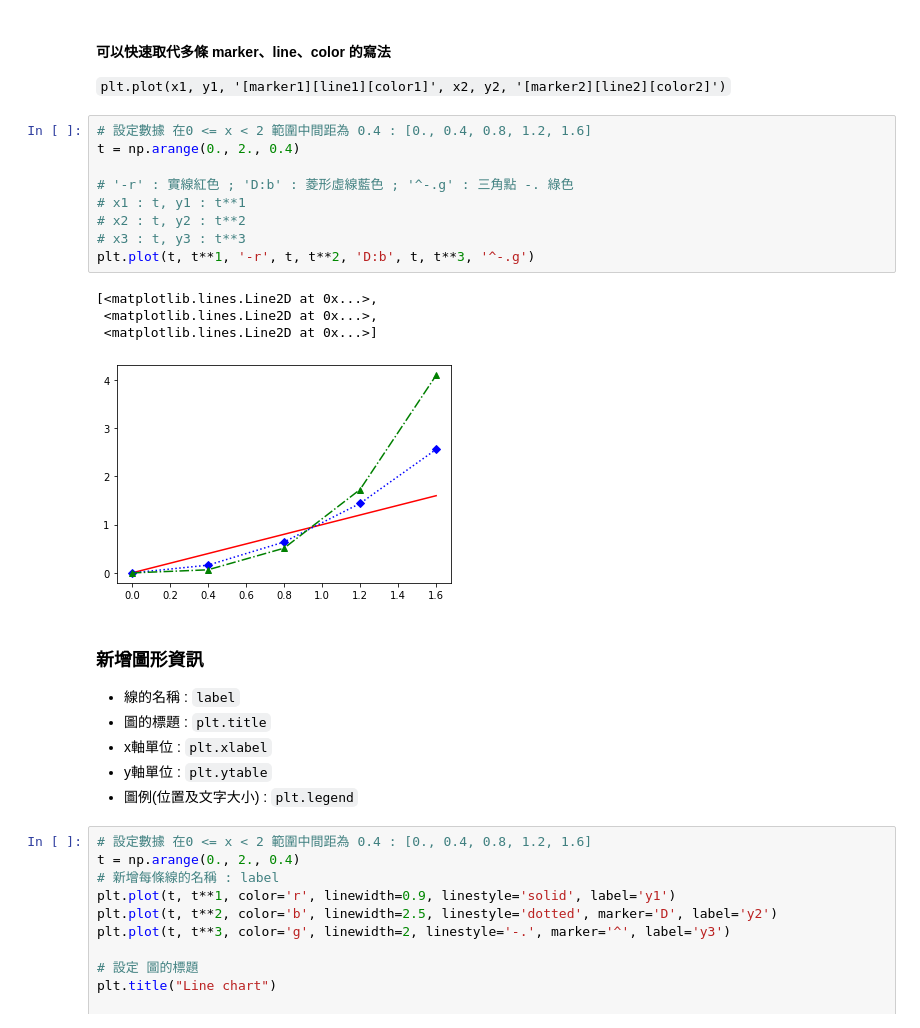
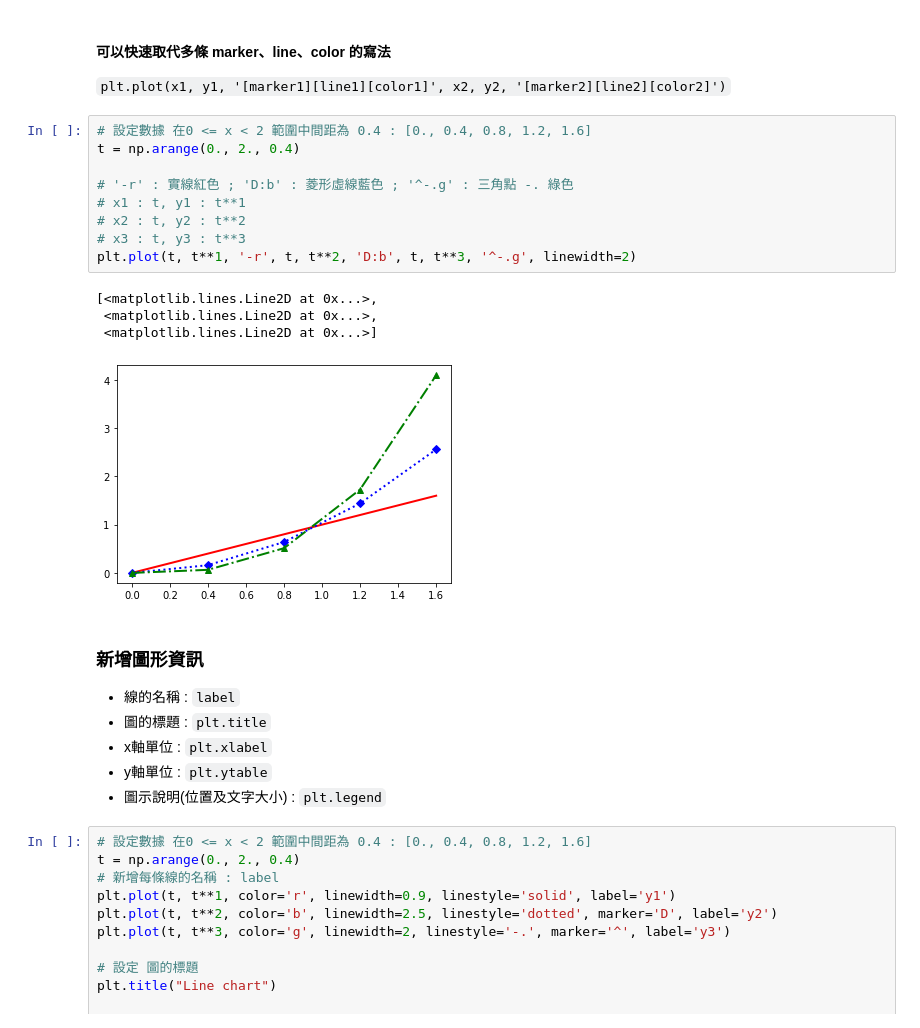
Before and after one commit to dannyliuyunhsin/Plot-Basics, a Jupyter notebook: notebook/class1/Plot Basics Chapter1-Matplotlib.ipynb, the cells around one changed output. Saved outputs shown, nothing was run; the diff lists cells and outputs as text.

```diff
--- a/notebook/class1/Plot Basics Chapter1-Matplotlib.ipynb
+++ b/notebook/class1/Plot Basics Chapter1-Matplotlib.ipynb
@@ -88,17 +95,17 @@ plt.plot(t, t**3, color='g', linewidth=2, linestyle='-.', marker='^')
 # %%
 # 設定數據 在0 <= x < 2 範圍中間距為 0.4 : [0., 0.4, 0.8, 1.2, 1.6]
 t = np.arange(0., 2., 0.4)
 
 # '-r' : 實線紅色 ; 'D:b' : 菱形虛線藍色 ; '^-.g' : 三角點 -. 綠色
 # x1 : t, y1 : t**1
 # x2 : t, y2 : t**2
 # x3 : t, y3 : t**3
-plt.plot(t, t**1, '-r', t, t**2, 'D:b', t, t**3, '^-.g')
+plt.plot(t, t**1, '-r', t, t**2, 'D:b', t, t**3, '^-.g', linewidth=2)
 # %% [output]
 [<matplotlib.lines.Line2D at 0x...>,
  <matplotlib.lines.Line2D at 0x...>,
  <matplotlib.lines.Line2D at 0x...>]
-[figure, old version]
+[figure, new version]
 # %% [markdown]
 ### 新增圖形資訊
 
@@ -106,7 +113,7 @@ plt.plot(t, t**1, '-r', t, t**2, 'D:b', t, t**3, '^-.g')
 * 圖的標題 : `plt.title`
 * x軸單位 : `plt.xlabel`
 * y軸單位 : `plt.ytable`
-* 圖例(位置及文字大小) : `plt.legend`
+* 圖示說明(位置及文字大小) : `plt.legend`
 # %%
 # 設定數據 在0 <= x < 2 範圍中間距為 0.4 : [0., 0.4, 0.8, 1.2, 1.6]
 t = np.arange(0., 2., 0.4)
```
Also changed, not shown: parts of 13 cells of this notebook, 9 other files.
